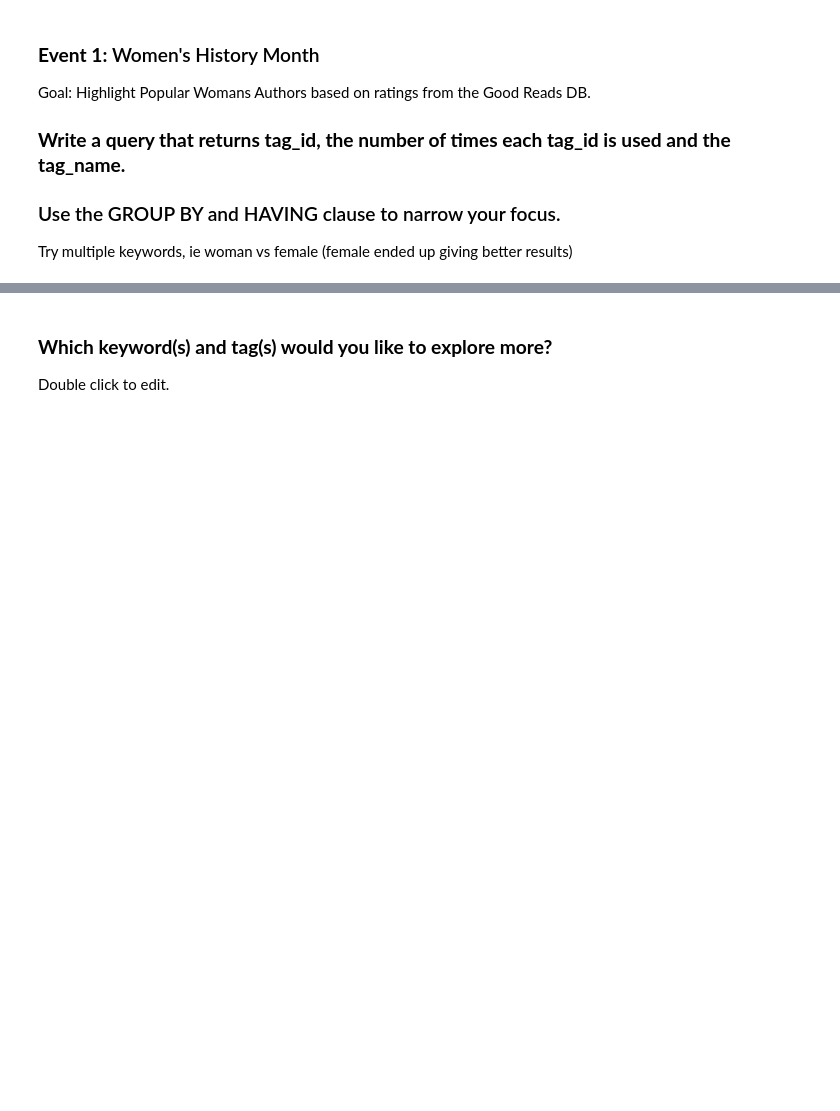
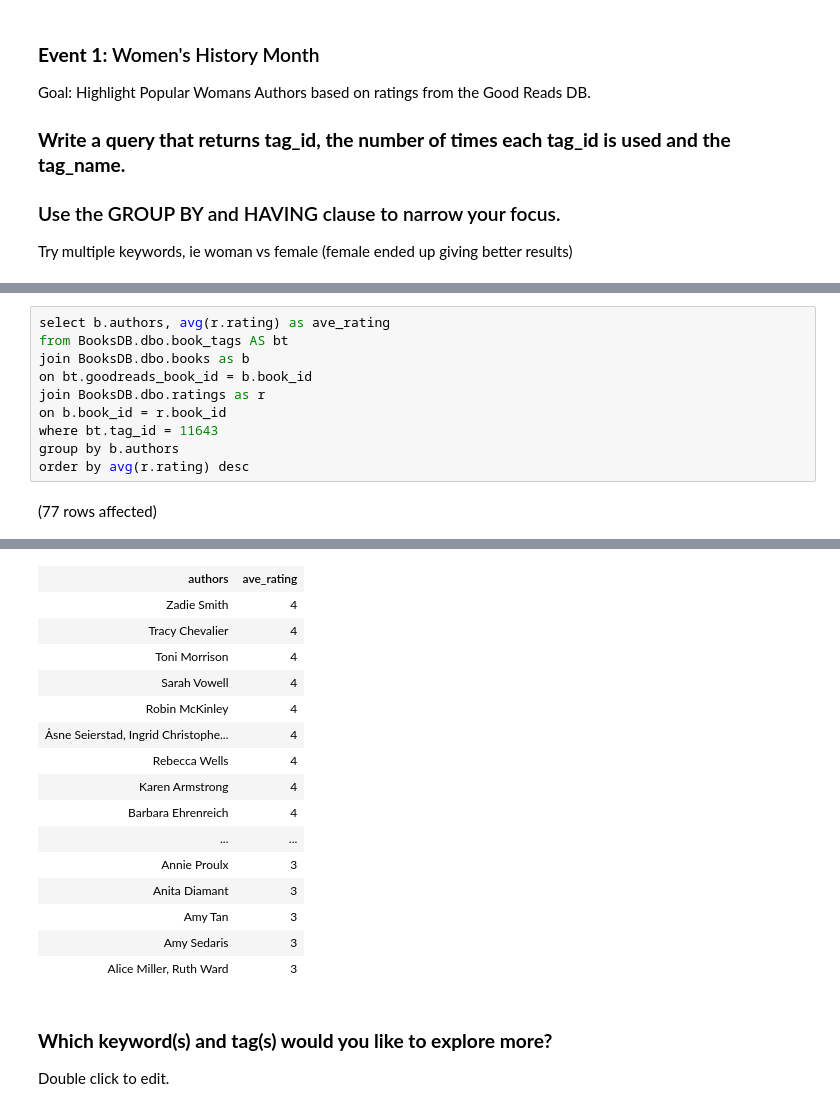
Before and after one commit to mdkronk/SQL-Part-3-Studio, a Jupyter notebook: SQL-Part-3-Studio.ipynb, the cells around one changed output, grey strips where cells are left out. Saved outputs shown, nothing was run; the diff lists cells and outputs as text; blank space fills up the shorter version.

```diff
--- a/SQL-Part-3-Studio.ipynb
+++ b/SQL-Part-3-Studio.ipynb
@@ -41,0 +56,12 @@ Total execution time: 00:00:00.072
+# %%
+select b.authors, avg(r.rating) as ave_rating
+from BooksDB.dbo.book_tags AS bt
+join BooksDB.dbo.books as b
+on bt.goodreads_book_id = b.book_id
+join BooksDB.dbo.ratings as r
+on b.book_id = r.book_id
+where bt.tag_id = 11643
+group by b.authors
+order by avg(r.rating) desc
+# %% [output]
+(77 rows affected)
@@ -42,3 +69,19 @@ Total execution time: 00:00:00.072
+| authors | ave_rating |
+| Zadie Smith | 4 |
+| Tracy Chevalier | 4 |
+| Toni Morrison | 4 |
+| Sarah Vowell | 4 |
+| Robin McKinley | 4 |
+| Åsne Seierstad, Ingrid Christophe... | 4 |
+| Rebecca Wells | 4 |
+| Karen Armstrong | 4 |
+| Barbara Ehrenreich | 4 |
+| ... | ... |
+| Annie Proulx | 3 |
+| Anita Diamant | 3 |
+| Amy Tan | 3 |
+| Amy Sedaris | 3 |
+| Alice Miller, Ruth Ward | 3 |
 # %% [markdown]
 ### **Which keyword(s) and tag(s) would you like to explore more?**
 
```
Also changed, not shown: parts of 5 cells of this notebook.
